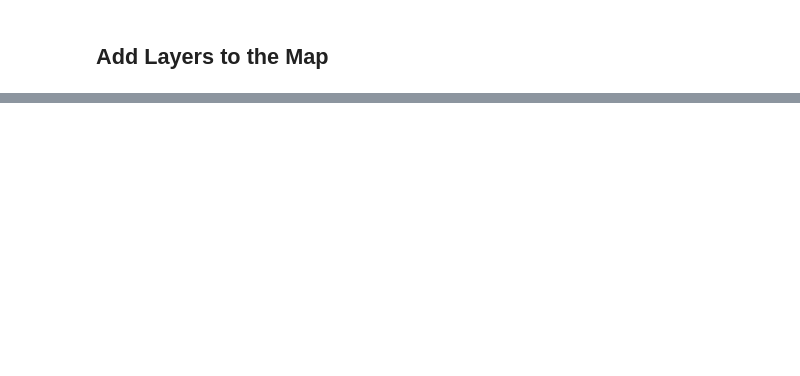
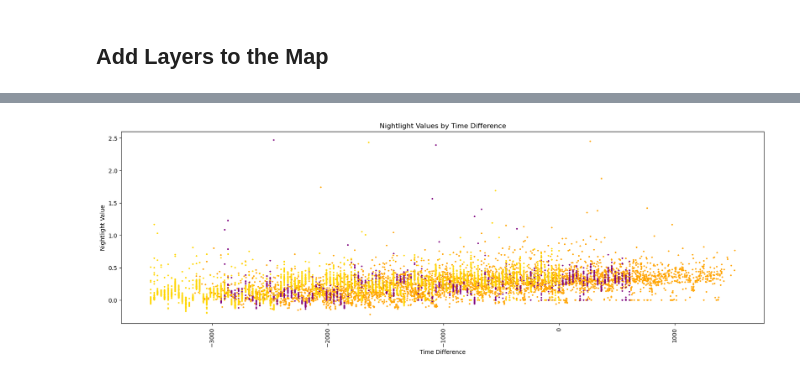
Before and after one commit to geohai/mini-grid-nightlights, a Jupyter notebook: 2_GetNightlightValues.ipynb, the cells around one changed output, grey strips where cells are left out. Cells and saved outputs as stored; diff of their text form; code cells hidden in the pictures; blank space fills up the shorter version.

```diff
--- a/2_GetNightlightValues.ipynb
+++ b/2_GetNightlightValues.ipynb
@@ -81,0 +387,29 @@ Now we're looking for populated areas in the countries of interest that have nig
+# %%
+# figure out which sites have image_values of higher than 2
+outliers = df[df['image_value'] > 3]
+
+# show the site_names of the outliers
+outliers['site_name'].unique()
+
+# filter out these 3 outliers, all sites that are not in ['Pepel', 'Kainkordu', 'Roten']
+df = df[~df['site_name'].isin(['Pepel', 'Kainkordu', 'Roten'])]
+# TODO look into these outliners!!
+# %%
+# create column that takes the difference between image_datetime and datetime_commissioned
+df.loc[df['site_type'] == 'Control', 'date_commissioned'] = '2023-09-01'
+df['datetime_commissioned'] = pd.to_datetime(df['date_commissioned'])
+df['time_diff'] = (df['image_datetime'] - df['datetime_commissioned']).dt.days
+
+# plot the image_values by time_diff with a different color for each site_type
+plt.figure(figsize=(20,6))
+plt.title('Nightlight Values by Time Difference')
+plt.xlabel('Time Difference')
+plt.ylabel('Nightlight Value')
+# create a scatter plot with different colors for each site type
+colors = {'Control': 'gold', 'PowerGen': 'orange', 'CBIL': 'purple'}
+plt.scatter(df['time_diff'], df['image_value'], s=3, c=df['site_type'].apply(lambda x: colors[x]))
+# rotate the x axis labels
+plt.xticks(rotation=90)
+plt.show()
+# %% [output]
+[figure, added]
```
Also changed, not shown: parts of 24 cells of this notebook, 1 other file.
